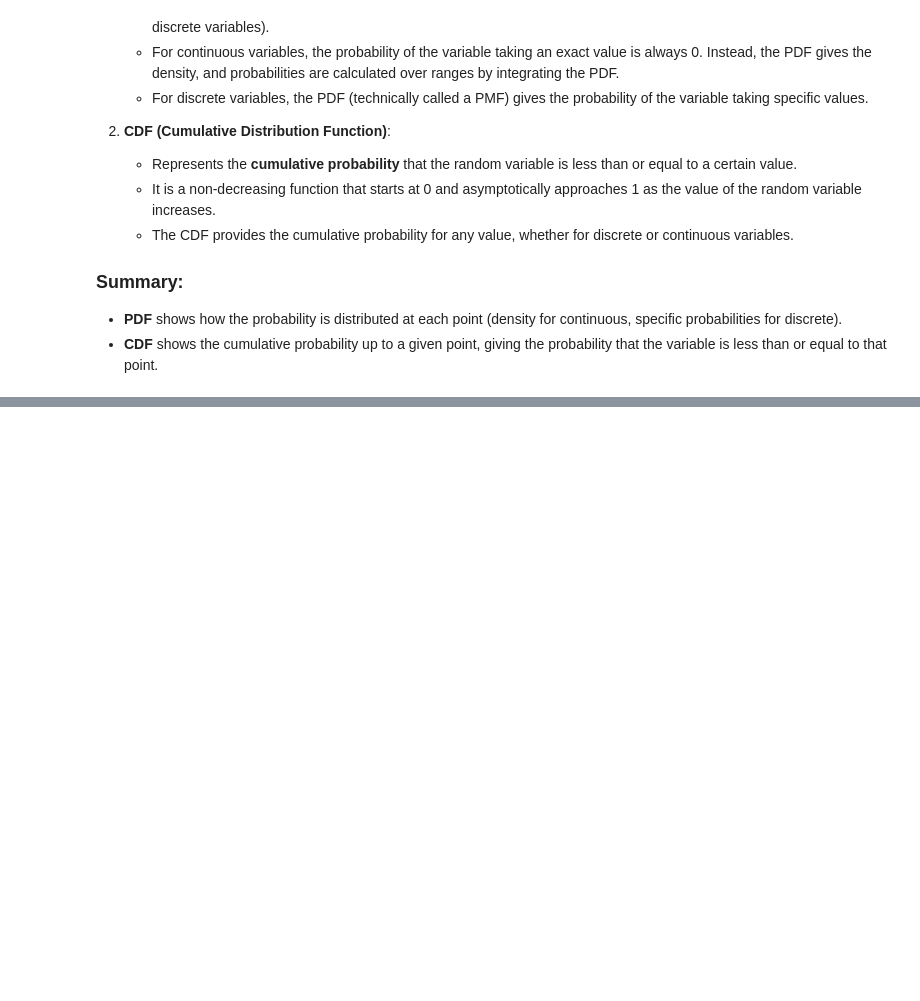
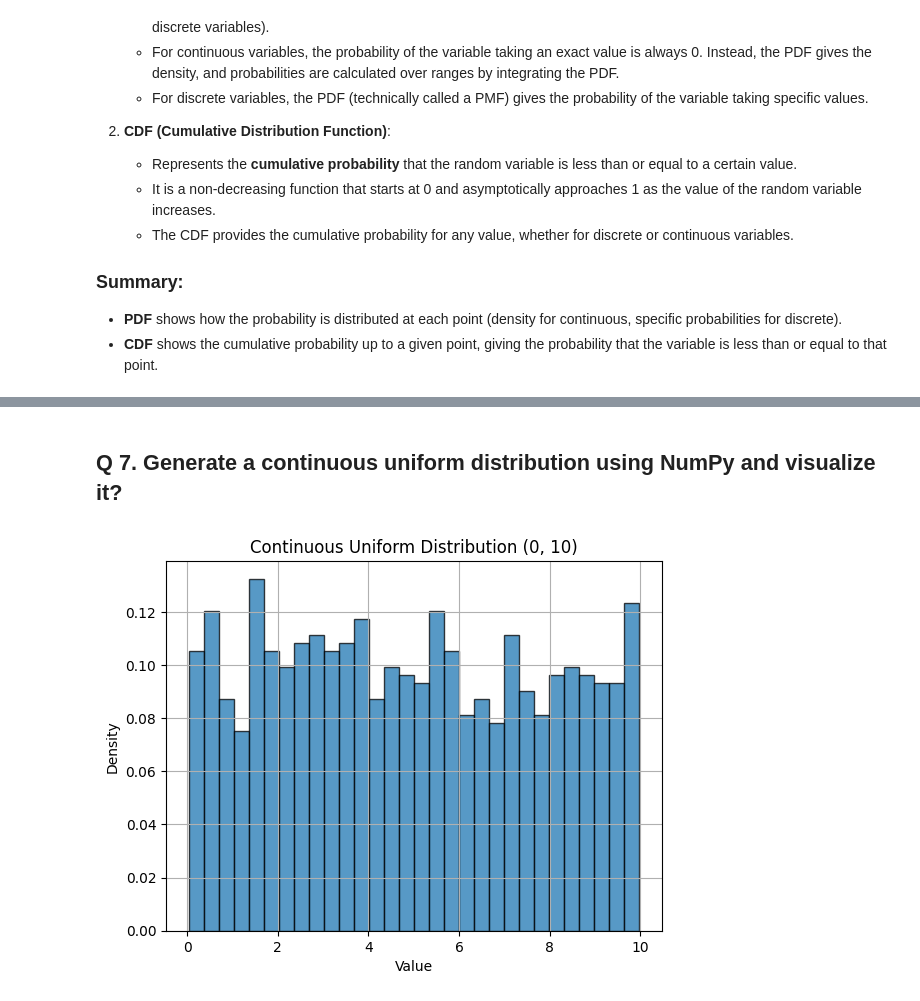
Before and after one commit to Rashmiacekiper/Assignment-1, a Jupyter notebook: Statistics_Advance1_Assignment.ipynb, the cells around one changed output, grey strips where cells are left out. Saved outputs shown, nothing was run; the diff lists cells and outputs as text; code cells hidden in the pictures; blank space fills up the shorter version.

```diff
--- a/Statistics_Advance1_Assignment.ipynb
+++ b/Statistics_Advance1_Assignment.ipynb
@@ -62,0 +561,23 @@ Ans- The key difference between a **Cumulative Distribution Function (CDF)** and
+# %% [markdown]
+## Q 7. Generate a continuous uniform distribution using NumPy and visualize it?
+# %%
+import numpy as np
+import matplotlib.pyplot as plt
+
+# Parameters for the continuous uniform distribution
+low = 0   # Lower bound
+high = 10  # Upper bound
+num_samples = 1000  # Number of samples to generate
+
+# Generate random samples from the continuous uniform distribution
+uniform_samples = np.random.uniform(low, high, num_samples)
+
+# Plotting the histogram to visualize the distribution
+plt.hist(uniform_samples, bins=30, density=True, edgecolor='black', alpha=0.75)
+plt.title(f"Continuous Uniform Distribution ({low}, {high})")
+plt.xlabel("Value")
+plt.ylabel("Density")
+plt.grid(True)
+plt.show()
+# %% [output]
+[figure, added]
```
Also changed, not shown: parts of 47 cells of this notebook.
